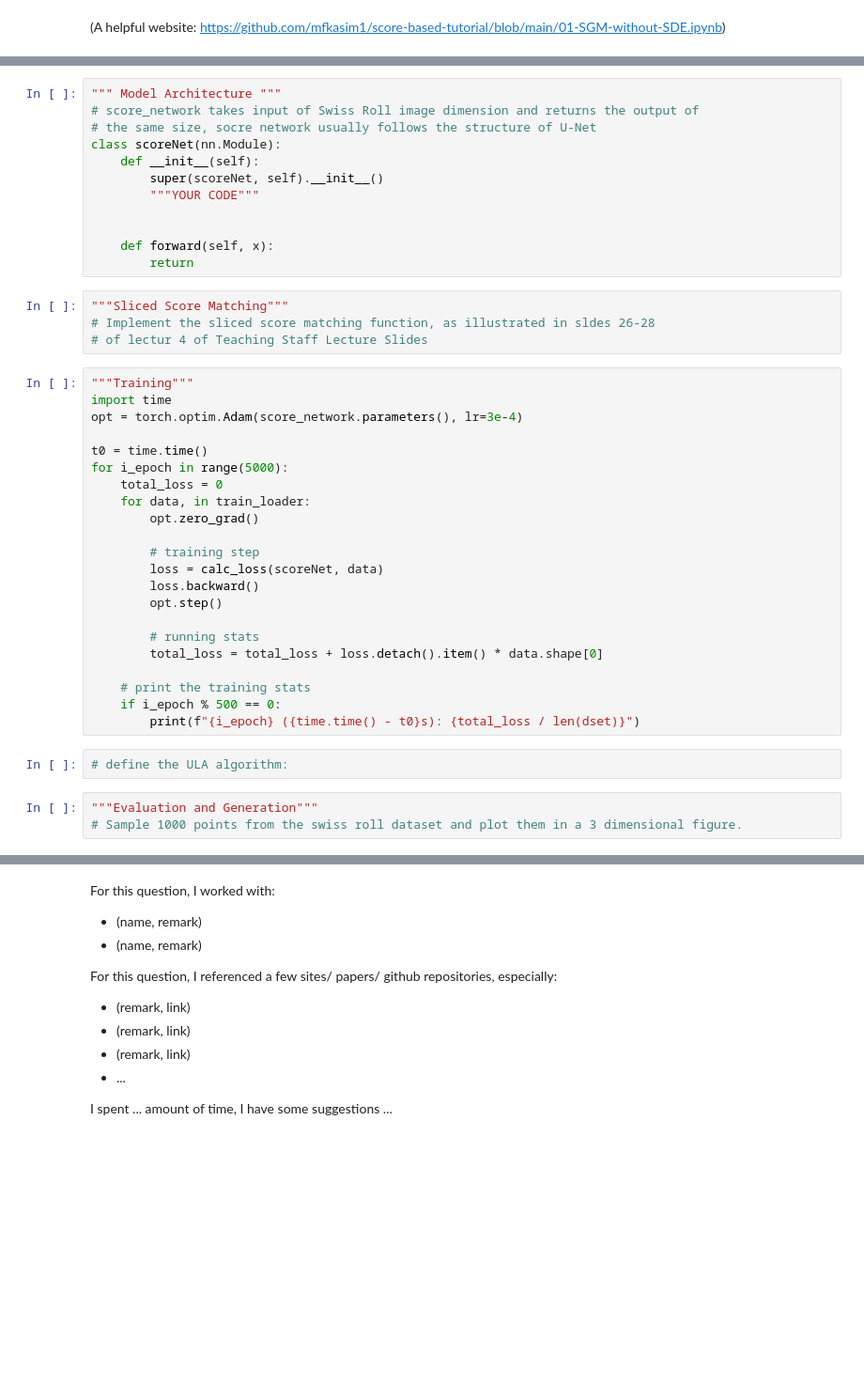
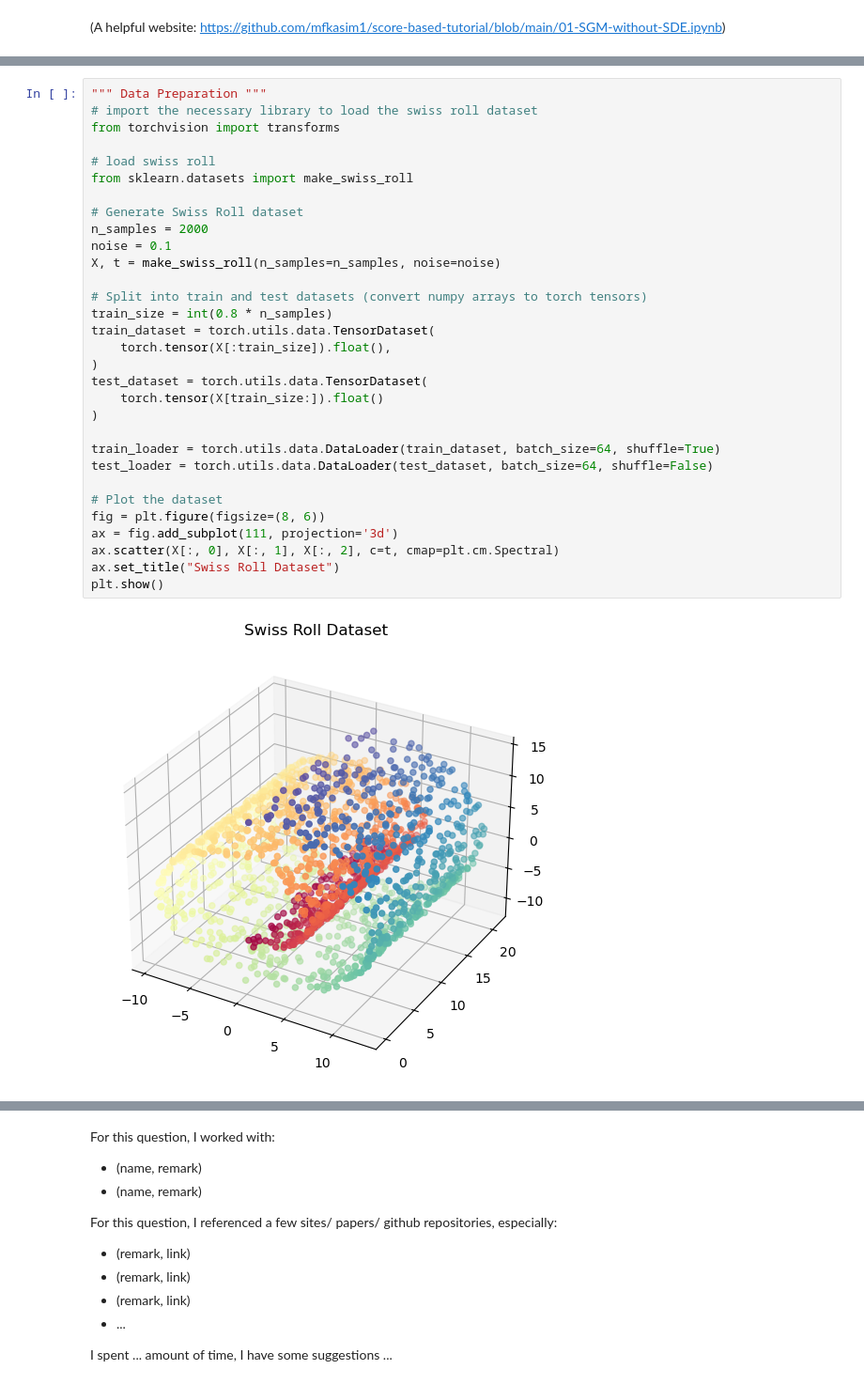
Before and after one commit to jinyi12/ECE689_Adv_DL_Sp2025, a Jupyter notebook: HW2/HW2_2025-1.ipynb, the cells around one changed output, grey strips where cells are left out. Shown at 94% size. Cells and saved outputs as stored; diff of their text form; blank space fills up the shorter version.

```diff
--- a/HW2/HW2_2025-1.ipynb
+++ b/HW2/HW2_2025-1.ipynb
@@ -53,43 +40,33 @@ test_loader = DataLoader(test_dataset, batch_size=64, shuffle=False)
-# %%
-""" Model Architecture """
-# score_network takes input of Swiss Roll image dimension and returns the output of
-# the same size, socre network usually follows the structure of U-Net
-class scoreNet(nn.Module):
-    def __init__(self):
-        super(scoreNet, self).__init__()
-        """YOUR CODE"""
-
-
-    def forward(self, x):
-        return
-# %%
-"""Sliced Score Matching"""
-# Implement the sliced score matching function, as illustrated in sldes 26-28
-# of lectur 4 of Teaching Staff Lecture Slides
-# %%
-"""Training"""
-import time
-opt = torch.optim.Adam(score_network.parameters(), lr=3e-4)
-
-t0 = time.time()
-for i_epoch in range(5000):
-    total_loss = 0
-    for data, in train_loader:
-        opt.zero_grad()
-
-        # training step
-        loss = calc_loss(scoreNet, data)
-        loss.backward()
-        opt.step()
-
-        # running stats
-        total_loss = total_loss + loss.detach().item() * data.shape[0]
-
-    # print the training stats
-    if i_epoch % 500 == 0:
-        print(f"{i_epoch} ({time.time() - t0}s): {total_loss / len(dset)}")
-# %%
-# define the ULA algorithm:
-# %%
-"""Evaluation and Generation"""
-# Sample 1000 points from the swiss roll dataset and plot them in a 3 dimensional figure.
+# %%
+""" Data Preparation """
+# import the necessary library to load the swiss roll dataset
+from torchvision import transforms
+
+# load swiss roll
+from sklearn.datasets import make_swiss_roll
+
+# Generate Swiss Roll dataset
+n_samples = 2000
+noise = 0.1
+X, t = make_swiss_roll(n_samples=n_samples, noise=noise)
+
+# Split into train and test datasets (convert numpy arrays to torch tensors)
+train_size = int(0.8 * n_samples)
+train_dataset = torch.utils.data.TensorDataset(
+    torch.tensor(X[:train_size]).float(),
+)
+test_dataset = torch.utils.data.TensorDataset(
+    torch.tensor(X[train_size:]).float()
+)
+
+train_loader = torch.utils.data.DataLoader(train_dataset, batch_size=64, shuffle=True)
+test_loader = torch.utils.data.DataLoader(test_dataset, batch_size=64, shuffle=False)
+
+# Plot the dataset
+fig = plt.figure(figsize=(8, 6))
+ax = fig.add_subplot(111, projection='3d')
+ax.scatter(X[:, 0], X[:, 1], X[:, 2], c=t, cmap=plt.cm.Spectral)
+ax.set_title("Swiss Roll Dataset")
+plt.show()
+# %% [output]
+[figure, added]
```
Also changed, not shown: parts of 24 cells of this notebook, 1 other file.
